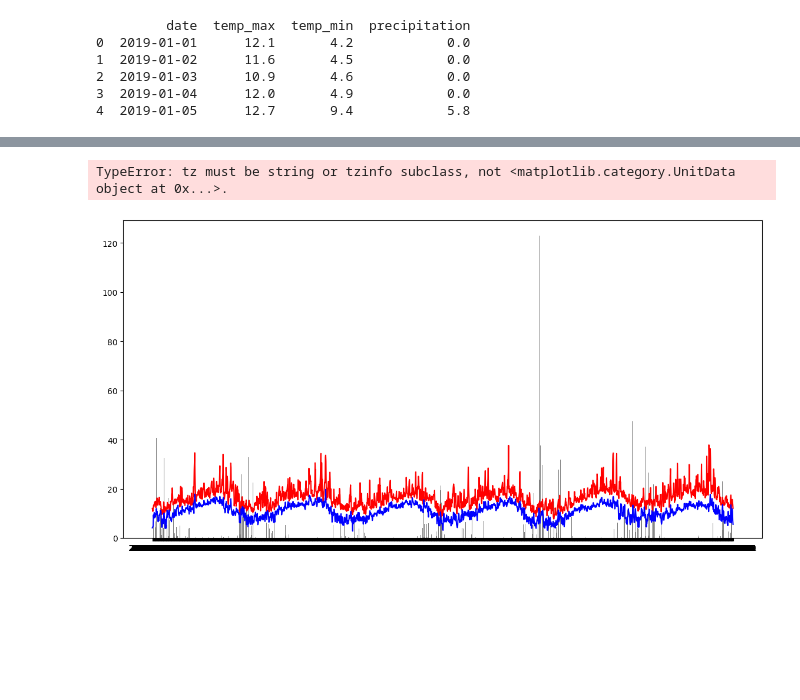
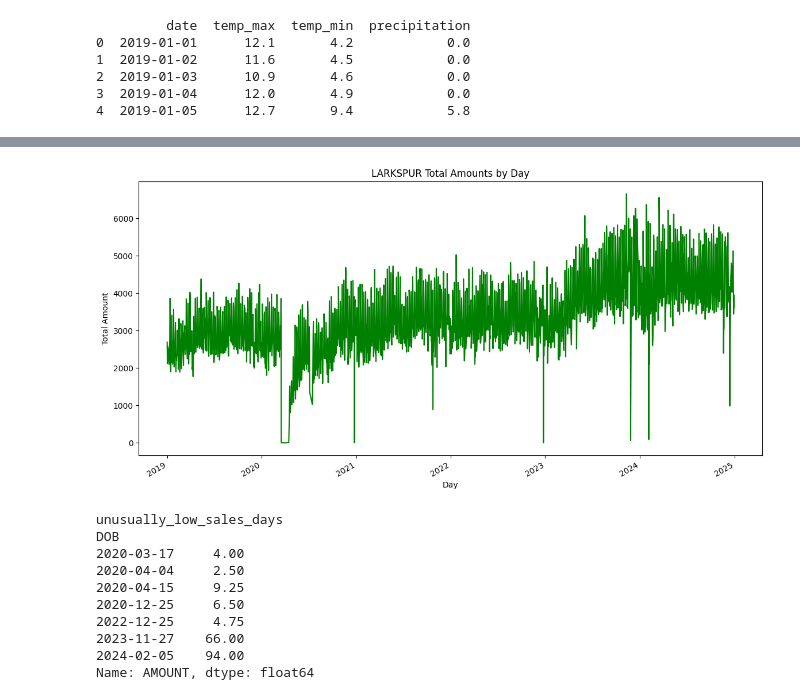
Before and after one commit to pcatroppa/bus774, a Jupyter notebook: CoffeeWeather.ipynb, the cells around one changed output, grey strips where cells are left out. Cells and saved outputs as stored; diff of their text form; code cells hidden in the pictures; blank space fills up the shorter version.

Commit message:
starter data of 5 year sales for the 3 stores and the 5 years of weather data for the region is ready and graphed.

```diff
--- a/CoffeeWeather.ipynb
+++ b/CoffeeWeather.ipynb
@@ -253,0 +257,5 @@ Name: AMOUNT, dtype: float64
+# %%
+larkspur5ySalesURL = "https://www.dropbox.com/scl/fi/n037thzcegug919e0ajqj/Larkspur5yrNetSalesbyDay.csv?rlkey=3pg7sv4fbur1tfo2ax7ebz70z&dl=1"
+larkspur5y_data = pd.read_csv(larkspur5ySalesURL)
+# Preview
+print(larkspur5y_data.head())
@@ -254,35 +289,16 @@ Name: AMOUNT, dtype: float64
 # %%
-# # Convert 'DOB' to datetime
-# df['DOB'] = pd.to_datetime(df['DOB'])
+# Convert 'DOB' to datetime
+larkspur5y_data['DOB'] = pd.to_datetime(larkspur5y_data['DOB'])
 
 # Group the data by 'DOB' and sum the 'AMOUNT'
-daily_totals = df.groupby('DOB')['AMOUNT'].sum()
+ls_daily_totals = larkspur5y_data.groupby('DOB')['AMOUNT'].sum()
 
-# # Plot the data
-# plt.figure(figsize=(14, 7))
-# daily_totals.plot(kind='line')
-# # plt.title('Total Amounts by Day')
-# # plt.xlabel('Day')
-# # plt.ylabel('Total Amount')
-
-
-# Graph the weather data
+# Plot the data
 plt.figure(figsize=(14, 7))
-plt.plot(weather_data['date'], weather_data['temp_max'], label='Max Temperature', color='red')
-plt.plot(weather_data['date'], weather_data['temp_min'], label='Min Temperature', color='blue')
-# Show percipitation as a bar chart
-plt.bar(weather_data['date'], weather_data['precipitation'], label='Percipitation', color='gray')
-# Show sales data as a line chart
-daily_totals.plot(kind='line', label='Total Sales', color='green')
-
-plt.xlabel('Date')
-plt.ylabel('Temperature (°C)')
-plt.title('Temperature Variation in San Francisco')
-plt.legend()
-
-
-
+ls_daily_totals.plot(kind='line', color='green')
+plt.title('LARKSPUR Total Amounts by Day')
+plt.xlabel('Day')
+plt.ylabel('Total Amount')
 plt.show()
 # %% [output]
-TypeError: tz must be string or tzinfo subclass, not <matplotlib.category.UnitData object at 0x...>.
-[figure, old version]
+[figure, new version]
@@ -319,0 +305,15 @@ plt.show()
+# %%
+unusually_low_sales_days = ls_daily_totals[ls_daily_totals < sales_anomolies_max]
+print('unusually_low_sales_days')
+print(unusually_low_sales_days)
+# %% [output]
+unusually_low_sales_days
+DOB
+2020-03-17     4.00
+2020-04-04     2.50
+2020-04-15     9.25
+2020-12-25     6.50
+2022-12-25     4.75
+2023-11-27    66.00
+2024-02-05    94.00
+Name: AMOUNT, dtype: float64
```
Also changed, not shown: parts of 24 cells of this notebook.
